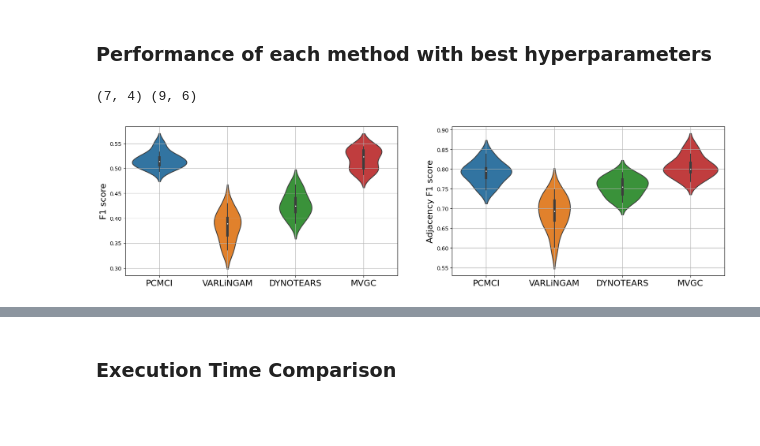
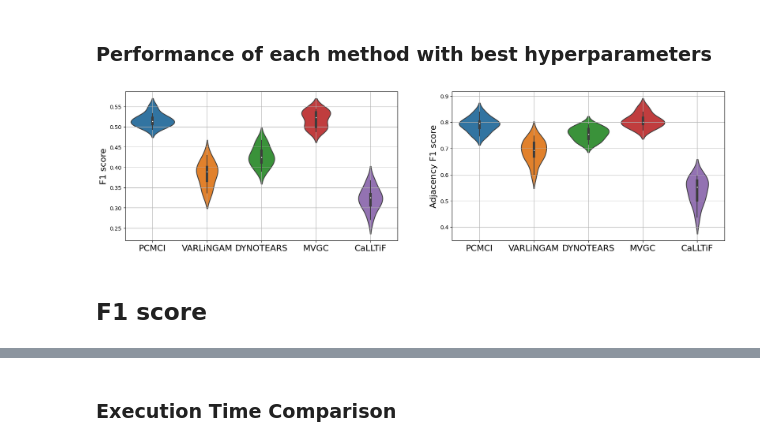
Before and after one commit to nozarilab/2023Arab_CaLLTiF, a Jupyter notebook: Simulated fMRI Causality/causality_methods_simulated_small_degree_macaque.ipynb, the cells around one changed output, grey strips where cells are left out. Drawn from its saved outputs; the diff is of its cells as text; code cells hidden in the pictures; blank space fills up the shorter version.

```diff
--- a/Simulated fMRI Causality/causality_methods_simulated_small_degree_macaque.ipynb
+++ b/Simulated fMRI Causality/causality_methods_simulated_small_degree_macaque.ipynb
@@ -41,11 +41,13 @@ pc_alpha = [0.1, 0.2, 0.3, 0.4, 0.5, 0.6, 0.7, 0.8, 0.9, 1]   # this one is for
 alpha_level_pcmci = [1e-12, 1e-11, 1e-10, 1e-9, 1e-8, 1e-7, 1e-6,1e-5, 1e-4, 1e-3, 1e-2, 1e-1]
 # pc_alpha = [1.0]
 
+calltif_alpha =  [1e-20, 1e-19,1e-18,1e-17,1e-16, 1e-15, 1e-14, 1e-13,1e-12, 1e-11, 1e-10, 1e-9, 1e-8, 1e-7, 1e-6,1e-5, 1e-4, 1e-3, 1e-2, 1e-1]
+
 #dglearn
 bic_coef_all = [0.005, 0.01, 0.05, 0.1, 0.15, 0.3, 0.5, 0.7, 0.9,1]
 
 # pcmciplus
-pc_alpha_pcmciplus = [1e-20,1e-18,1e-16,1e-14,1e-12,1e-10,1e-8,1e-6,1e-4,1e-2]
+pc_alpha_pcmciplus = [1e-25,1e-24,1e-23,1e-22,1e-21,1e-21,1e-20,1e-18,1e-16,1e-14,1e-12,1e-10,1e-8,1e-6,1e-4,1e-2]
 
 # mvgc
 mvgc_alpha = [0.3, 0.32, 0.34, 0.36, 0.38, 0.4, 0.42, 0.44, 0.46, 0.48, 0.5]
@@ -1191,12 +1401,14 @@ for k in range(0, len(mvgc_lags)):
 pcmci_adj_F1_score_all_rep_macaque_both_alpha_mean_across_reps = np.mean(np.array(pcmci_adj_F1_score_all_rep_macaque_both_alpha), axis = 0)
 pcmci_adj_best_alphas_idx = np.unravel_index(pcmci_adj_F1_score_all_rep_macaque_both_alpha_mean_across_reps.argmax(), pcmci_adj_F1_score_all_rep_macaque_both_alpha_mean_across_reps.shape)
 pcmci_adj_F1_scores_at_best = np.array(pcmci_adj_F1_score_all_rep_macaque_both_alpha)[:,pcmci_adj_best_alphas_idx[0], pcmci_adj_best_alphas_idx[1]]
+pcmci_adj_Precision_at_best = np.array(pcmci_adj_Precision_all_rep_macaque_both_alpha)[:,pcmci_adj_best_alphas_idx[0], pcmci_adj_best_alphas_idx[1]]
+pcmci_adj_Recall_at_best = np.array(pcmci_adj_Recall_all_rep_macaque_both_alpha)[:,pcmci_adj_best_alphas_idx[0], pcmci_adj_best_alphas_idx[1]]
 
 pcmci_ori_F1_score_all_rep_macaque_both_alpha_mean_across_reps = np.mean(np.array(pcmci_ori_F1_score_all_rep_macaque_both_alpha), axis = 0)
 pcmci_ori_best_alphas_idx = np.unravel_index(pcmci_ori_F1_score_all_rep_macaque_both_alpha_mean_across_reps.argmax(), pcmci_ori_F1_score_all_rep_macaque_both_alpha_mean_across_reps.shape)
 pcmci_ori_F1_scores_at_best = np.array(pcmci_ori_F1_score_all_rep_macaque_both_alpha)[:,pcmci_ori_best_alphas_idx[0], pcmci_ori_best_alphas_idx[1]]
-
-print(pcmci_adj_best_alphas_idx, pcmci_ori_best_alphas_idx)
+pcmci_ori_Precision_at_best = np.array(pcmci_ori_Precision_all_rep_macaque_both_alpha)[:,pcmci_ori_best_alphas_idx[0], pcmci_ori_best_alphas_idx[1]]
+pcmci_ori_Recall_at_best = np.array(pcmci_ori_Recall_all_rep_macaque_both_alpha)[:,pcmci_ori_best_alphas_idx[0], pcmci_ori_best_alphas_idx[1]]
 
 pcmci_execution_time_at_best = np.array(pcmci_macaque_execution_time)[0:num_rep_macaque,pcmci_ori_best_alphas_idx[0]]
 
@@ -1204,10 +1416,16 @@ pcmci_execution_time_at_best = np.array(pcmci_macaque_execution_time)[0:num_rep_
 varlingam_adj_F1_score_all_rep_macaque_both_alpha_mean_across_reps = np.mean(np.array(varlingam_adj_F1_score_all_rep_macaque), axis = 0)
 varlingam_adj_best_alphas_idx = varlingam_adj_F1_score_all_rep_macaque_both_alpha_mean_across_reps.argmax()
 varlingam_adj_F1_scores_at_best = np.array(varlingam_adj_F1_score_all_rep_macaque)[:,varlingam_adj_best_alphas_idx]
+varlingam_adj_Precision_at_best = np.array(varlingam_adj_Precision_all_rep_macaque)[:,varlingam_adj_best_alphas_idx]
+varlingam_adj_Recall_at_best = np.array(varlingam_adj_Recall_all_rep_macaque)[:,varlingam_adj_best_alphas_idx]
+
 
 varlingam_ori_F1_score_all_rep_macaque_both_alpha_mean_across_reps = np.mean(np.array(varlingam_ori_F1_score_all_rep_macaque), axis = 0)
 varlingam_ori_best_alphas_idx = varlingam_ori_F1_score_all_rep_macaque_both_alpha_mean_across_reps.argmax()
 varlingam_ori_F1_scores_at_best = np.array(varlingam_ori_F1_score_all_rep_macaque)[:,varlingam_ori_best_alphas_idx]
+varlingam_ori_Precision_at_best = np.array(varlingam_ori_Precision_all_rep_macaque)[:,varlingam_ori_best_alphas_idx]
+varlingam_ori_Recall_at_best = np.array(varlingam_ori_Recall_all_rep_macaque)[:,varlingam_ori_best_alphas_idx]
+
 
 varlingam_execution_time_at_best = np.array(varlingam_macaque_execution_time)[0:num_rep_macaque,varlingam_ori_best_alphas_idx]
 
@@ -1215,10 +1433,15 @@ varlingam_execution_time_at_best = np.array(varlingam_macaque_execution_time)[0:
 dynotears_adj_F1_score_all_rep_macaque_both_alpha_mean_across_reps = np.mean(np.array(dynotears_adj_F1_score_all_rep_macaque), axis = 0)
 dynotears_adj_best_alphas_idx = dynotears_adj_F1_score_all_rep_macaque_both_alpha_mean_across_reps.argmax()
 dynotears_adj_F1_scores_at_best = np.array(dynotears_adj_F1_score_all_rep_macaque)[:,dynotears_adj_best_alphas_idx]
+dynotears_adj_Precision_at_best = np.array(dynotears_adj_Precision_all_rep_macaque)[:,dynotears_adj_best_alphas_idx]
+dynotears_adj_Recall_at_best = np.array(dynotears_adj_Recall_all_rep_macaque)[:,dynotears_adj_best_alphas_idx]
+
 
 dynotears_ori_F1_score_all_rep_macaque_both_alpha_mean_across_reps = np.mean(np.array(dynotears_ori_F1_score_all_rep_macaque), axis = 0)
 dynotears_ori_best_alphas_idx = dynotears_ori_F1_score_all_rep_macaque_both_alpha_mean_across_reps.argmax()
 dynotears_ori_F1_scores_at_best = np.array(dynotears_ori_F1_score_all_rep_macaque)[:,dynotears_ori_best_alphas_idx]
+dynotears_ori_Precision_at_best = np.array(dynotears_ori_Precision_all_rep_macaque)[:,dynotears_ori_best_alphas_idx]
+dynotears_ori_Recall_at_best = np.array(dynotears_ori_Recall_all_rep_macaque)[:,dynotears_ori_best_alphas_idx]
 
 dynotears_execution_time_at_best = np.array(dynotears_macaque_execution_time)[0:num_rep_macaque,dynotears_ori_best_alphas_idx]
 
@@ -1226,17 +1449,37 @@ dynotears_execution_time_at_best = np.array(dynotears_macaque_execution_time)[0:
 mvgc_adj_F1_score_all_rep_macaque_both_alpha_mean_across_reps = np.mean(np.array(mvgc_adj_F1_score_all_rep_macaque_both_alpha), axis = 0)
 mvgc_adj_best_alphas_idx = np.unravel_index(mvgc_adj_F1_score_all_rep_macaque_both_alpha_mean_across_reps.argmax(), mvgc_adj_F1_score_all_rep_macaque_both_alpha_mean_across_reps.shape)
 mvgc_adj_F1_scores_at_best = np.array(mvgc_adj_F1_score_all_rep_macaque_both_alpha)[:,mvgc_adj_best_alphas_idx[0], mvgc_adj_best_alphas_idx[1]]
+mvgc_adj_Precision_at_best = np.array(mvgc_adj_Precision_all_rep_macaque_both_alpha)[:,mvgc_adj_best_alphas_idx[0], mvgc_adj_best_alphas_idx[1]]
+mvgc_adj_Recall_at_best = np.array(mvgc_adj_Recall_all_rep_macaque_both_alpha)[:,mvgc_adj_best_alphas_idx[0], mvgc_adj_best_alphas_idx[1]]
+
 
 mvgc_ori_F1_score_all_rep_macaque_both_alpha_mean_across_reps = np.mean(np.array(mvgc_ori_F1_score_all_rep_macaque_both_alpha), axis = 0)
 mvgc_ori_best_alphas_idx = np.unravel_index(mvgc_ori_F1_score_all_rep_macaque_both_alpha_mean_across_reps.argmax(), mvgc_ori_F1_score_all_rep_macaque_both_alpha_mean_across_reps.shape)
 mvgc_ori_F1_scores_at_best = np.array(mvgc_ori_F1_score_all_rep_macaque_both_alpha)[:,mvgc_ori_best_alphas_idx[0], mvgc_ori_best_alphas_idx[1]]
+mvgc_ori_Precision_at_best = np.array(mvgc_ori_Precision_all_rep_macaque_both_alpha)[:,mvgc_ori_best_alphas_idx[0], mvgc_ori_best_alphas_idx[1]]
+mvgc_ori_Recall_at_best = np.array(mvgc_ori_Recall_all_rep_macaque_both_alpha)[:,mvgc_ori_best_alphas_idx[0], mvgc_ori_best_alphas_idx[1]]
 
 mvgc_execution_time_at_best = np.array(mvgc_macaque_execution_time)[0:num_rep_macaque,mvgc_ori_best_alphas_idx[0], mvgc_ori_best_alphas_idx[1]]
+
+# calltif
+calltif_adj_F1_score_all_rep = np.mean(np.array(calltif_adj_F1_score_all_rep_macaque_both_alpha), axis = 0)
+calltif_adj_best_alphas_idx = np.unravel_index(calltif_adj_F1_score_all_rep.argmax(), calltif_adj_F1_score_all_rep.shape)
+calltif_adj_F1_scores_at_best = np.array(calltif_adj_F1_score_all_rep_macaque_both_alpha)[:,calltif_adj_best_alphas_idx[0]]
+calltif_adj_Precision_at_best = np.array(calltif_adj_Precision_all_rep_macaque_both_alpha)[:,calltif_adj_best_alphas_idx[0]]
+calltif_adj_Recall_at_best = np.array(calltif_adj_Recall_all_rep_macaque_both_alpha)[:,calltif_adj_best_alphas_idx[0]]
+
+
+calltif_ori_F1_score_all_rep = np.mean(np.array(calltif_ori_F1_score_all_rep_macaque_both_alpha), axis = 0)
+calltif_ori_best_alphas_idx = np.unravel_index(calltif_ori_F1_score_all_rep.argmax(), calltif_ori_F1_score_all_rep.shape)
+calltif_ori_F1_scores_at_best = np.array(calltif_ori_F1_score_all_rep_macaque_both_alpha)[:,calltif_ori_best_alphas_idx[0]]
+calltif_ori_Precision_at_best = np.array(calltif_ori_Precision_all_rep_macaque_both_alpha)[:,calltif_ori_best_alphas_idx[0]]
+calltif_ori_Recall_at_best = np.array(calltif_ori_Recall_all_rep_macaque_both_alpha)[:,calltif_ori_best_alphas_idx[0]]
+
+
+calltif_execution_time_at_best = np.array(calltif_macaque_execution_time)
-# %% [output]
-(7, 4) (9, 6)
 # %%
-all_colors = ['blue', 'orange', 'green', 'red', 'purple']
-labels = ['PCMCI', 'VARLiNGAM','DYNOTEARS','MVGC']
+all_colors = ['blue', 'orange', 'green', 'red', 'gray']
+labels = ['PCMCI', 'VARLiNGAM','DYNOTEARS','MVGC','CaLLTiF']
 
 ## Adjacency
 plt.figure(figsize = (20,5))
@@ -1247,34 +1490,39 @@ adj_all_methods_F1_score_dist. append(np.array(pcmci_adj_F1_scores_at_best))
 adj_all_methods_F1_score_dist. append(np.array(varlingam_adj_F1_scores_at_best))
 adj_all_methods_F1_score_dist. append(np.array(dynotears_adj_F1_scores_at_best))
 adj_all_methods_F1_score_dist. append(np.array(mvgc_adj_F1_scores_at_best))
+adj_all_methods_F1_score_dist. append(np.array(calltif_adj_F1_scores_at_best))
+
 
 parts = sns.violinplot(adj_all_methods_F1_score_dist, points=40, widths=0.5, showextrema=True, showmedians=True,
                     bw_method='silverman')
 
 ax1.set_xticklabels(labels,fontsize = 16)
 
 plt.ylabel('Adjacency F1 score',fontsize = 16)
 plt.grid()
 
 
 ## Orientation
 ax2= plt.subplot(1,2,1)
 
 ori_all_methods_F1_score_dist  = []
 ori_all_methods_F1_score_dist. append(np.array(pcmci_ori_F1_scores_at_best))
 ori_all_methods_F1_score_dist. append(np.array(varlingam_ori_F1_scores_at_best))
 ori_all_methods_F1_score_dist. append(np.array(dynotears_ori_F1_scores_at_best))
 ori_all_methods_F1_score_dist. append(np.array(mvgc_ori_F1_scores_at_best))
+ori_all_methods_F1_score_dist. append(np.array(calltif_ori_F1_scores_at_best))
 
 parts = sns.violinplot(ori_all_methods_F1_score_dist, points=40, widths=0.5, showextrema=True, showmedians=True,
                     bw_method='silverman')
 
 ax2.set_xticklabels(labels,fontsize = 16)
 
 plt.ylabel('F1 score',fontsize = 16)
 plt.grid()
 # %% [output]
-[figure, old version]
+[figure, new version]
+# %% [markdown]
+## F1 score
 # %%
 labels = ['PCMCI', 'VARLiNGAM','DYNOTEARS','MVGC']
 
```
Also changed, not shown: parts of 16 cells of this notebook, 12 other files.
